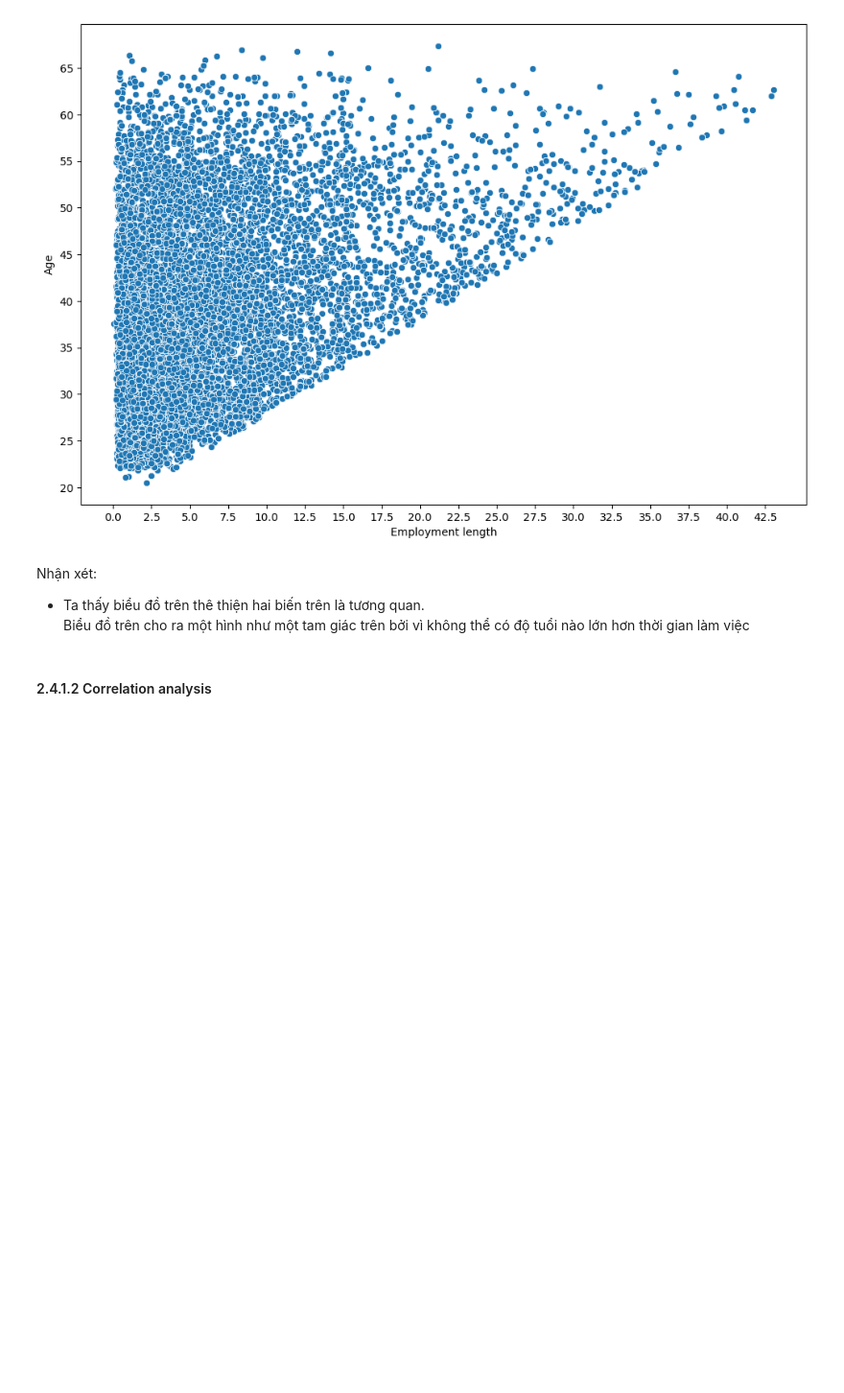
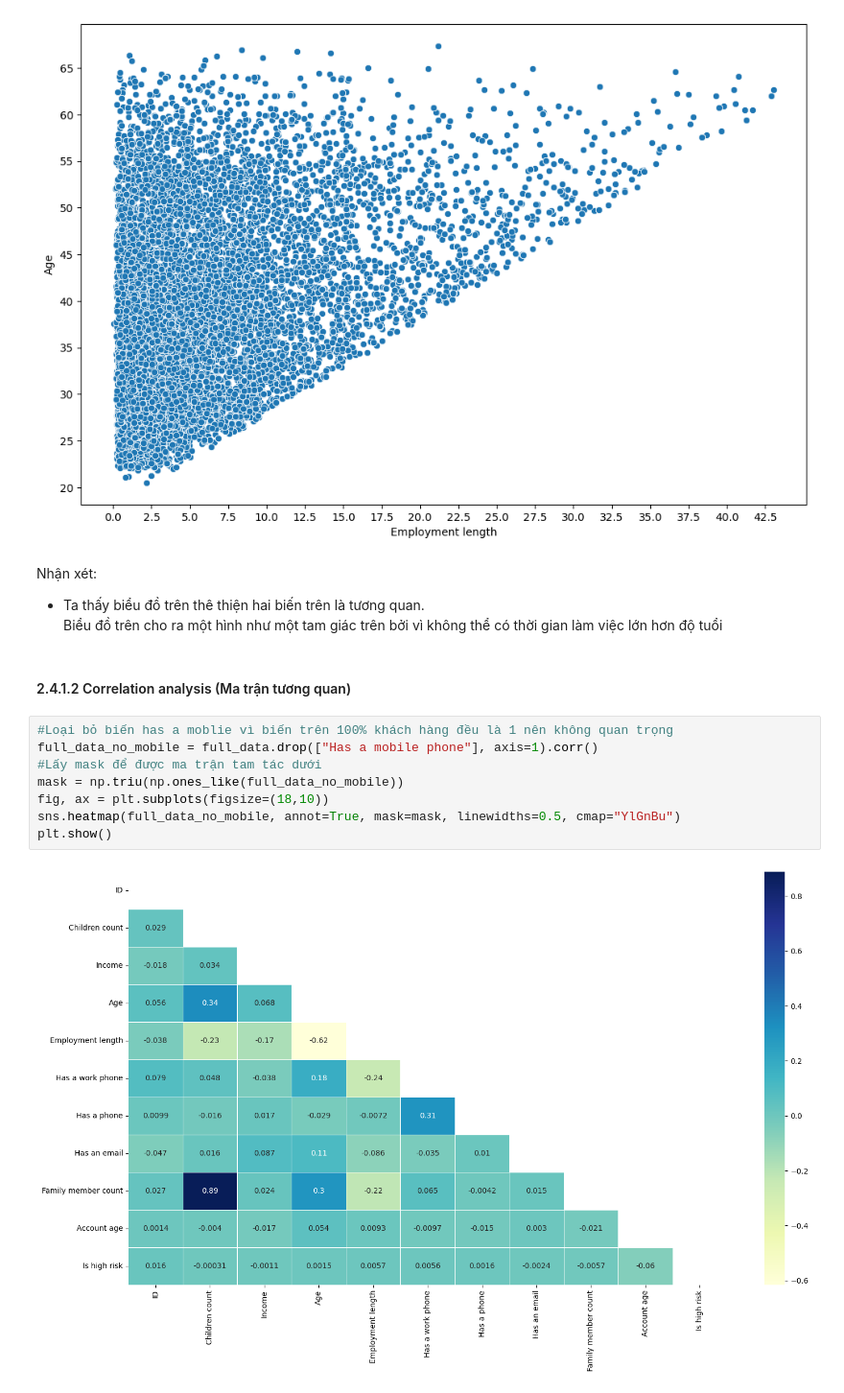
Before and after one commit to ngovanminh3232/credit_card_analyst, a Jupyter notebook: credit_analyst.ipynb, the cells around one changed output. Shown at 96% size. Drawn from its saved outputs; the diff is of its cells as text; blank space fills up the shorter version.

Commit message:
Thêm biểu đồ tương quan và nhận xét

```diff
--- a/credit_analyst.ipynb
+++ b/credit_analyst.ipynb
@@ -1149,6 +1149,16 @@ sns.scatterplot(data=data_age, x= "Employment length", y = "Age")
 # %% [markdown]
 Nhận xét:
 - Ta thấy biểu đồ trên thê thiện hai biến trên là tương quan.
-Biểu đồ trên cho ra một hình như một tam giác trên bởi vì không thể có độ tuổi nào lớn hơn thời gian làm việc
+Biểu đồ trên cho ra một hình như một tam giác trên bởi vì không thể có thời gian làm việc lớn hơn độ tuổi
 # %% [markdown]
-#### 2.4.1.2 Correlation analysis
+#### 2.4.1.2 Correlation analysis (Ma trận tương quan)
+# %%
+#Loại bỏ biến has a moblie vì biến trên 100% khách hàng đều là 1 nên không quan trọng
+full_data_no_mobile = full_data.drop(["Has a mobile phone"], axis=1).corr()
+#Lấy mask để được ma trận tam tác dưới
+mask = np.triu(np.ones_like(full_data_no_mobile))
+fig, ax = plt.subplots(figsize=(18,10))
+sns.heatmap(full_data_no_mobile, annot=True, mask=mask, linewidths=0.5, cmap="YlGnBu")
+plt.show()
+# %% [output]
+[figure, added]
```
Also changed, not shown: parts of 2 cells of this notebook.
